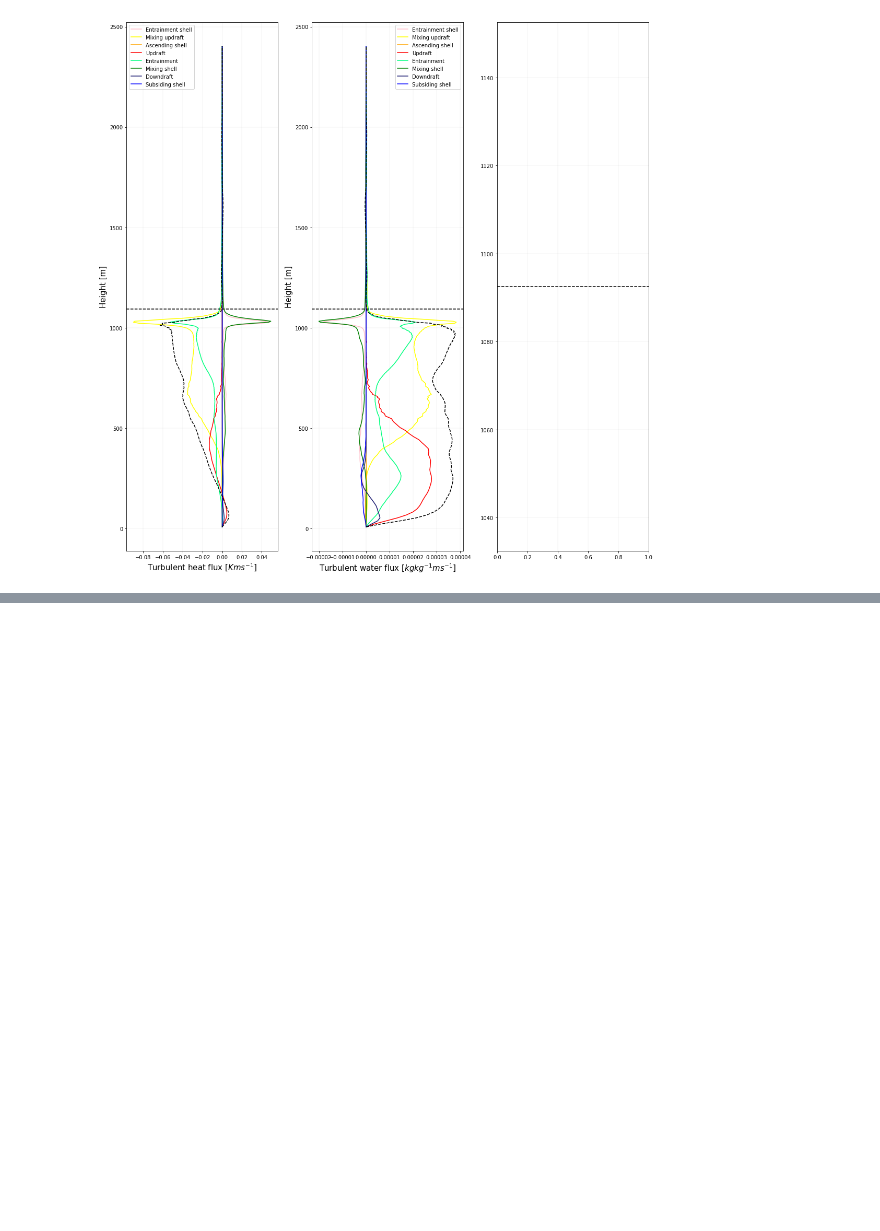
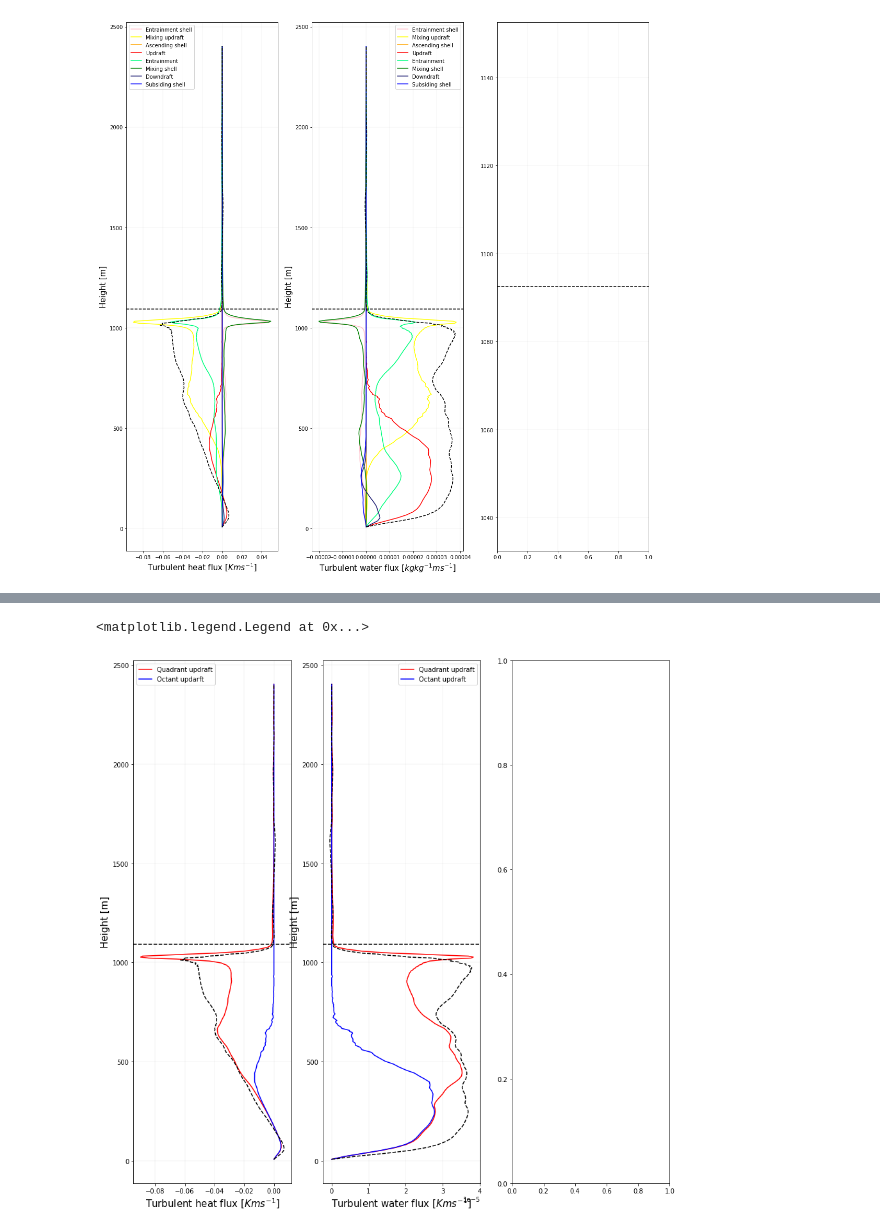
Before and after one commit to JIACHEN427/Transition-Sc-Cu, a Jupyter notebook: python/go.ipynb, the cells around one changed output, grey strips where cells are left out. Saved outputs shown, nothing was run; the diff lists cells and outputs as text; code cells hidden in the pictures; blank space fills up the shorter version.

```diff
--- a/python/go.ipynb
+++ b/python/go.ipynb
@@ -1681,0 +1859,36 @@ fig.tight_layout()
+# %%
+# Show the flux of percentile and scalar conditional sampling
+# percent 1/4/10/20/40
+fig, axs = plt.subplots(1, 2,figsize = (15,15))
+ax = plt.subplot(121)
+plt.plot(MU_hflx_avg+UU_hflx_avg,z[0:zt],color='red',label='Quadrant updraft')
+plt.plot(UU_hflx_avg,z[0:zt],color='blue',label='Octant updarft')
+
+plt.plot(hflx[0:zt],z[0:zt],'--',color = 'k')
+ax.grid(color = 'k', linewidth = 0.05)
+ax.set_ylabel('Height [m]',fontsize = 15)
+plt.xlabel('Turbulent heat flux [$Kms^{-1}$]',fontsize = 15)
+plt.axhline(y =z[stt],linewidth=0.5,color='k', linestyle='--')
+plt.axhline(y =z[stb],linewidth=0.5,color='k', linestyle='--')
+plt.axhline(y =z[ct],linewidth=0.5,color='grey')
+plt.axhline(y =z[cb],linewidth=0.5, color='grey')
+plt.axvline(linewidth=0.5, color='grey')
+plt.legend()
+ax = plt.subplot(122)
+plt.plot(MU_qflx_avg+UU_qflx_avg,z[0:zt],color='red',label='Quadrant updraft')
+plt.plot(UU_qflx_avg,z[0:zt],color='blue',label='Octant updraft')
+
+plt.plot(qflx[0:zt],z[0:zt],'--',color = 'k')
+ax.grid(color = 'k', linewidth = 0.05)
+ax.set_ylabel('Height [m]',fontsize = 15)
+plt.xlabel('Turbulent water flux [$kgkg^{-1}ms^{-1}$]',fontsize = 15)
+plt.ticklabel_format(style='sci', axis='x', scilimits=(0,0))
+plt.axhline(y =z[stt],linewidth=0.5,color='k', linestyle='--')
+plt.axhline(y =z[stb],linewidth=0.5,color='k', linestyle='--')
+plt.axhline(y =z[ct],linewidth=0.5,color='grey')
+plt.axhline(y =z[cb],linewidth=0.5, color='grey')
+plt.axvline(linewidth=0.5, color='grey')
+plt.legend()
+# %% [output]
+<matplotlib.legend.Legend at 0x...>
+[figure, added]
```
Also changed, not shown: parts of 38 cells of this notebook.
